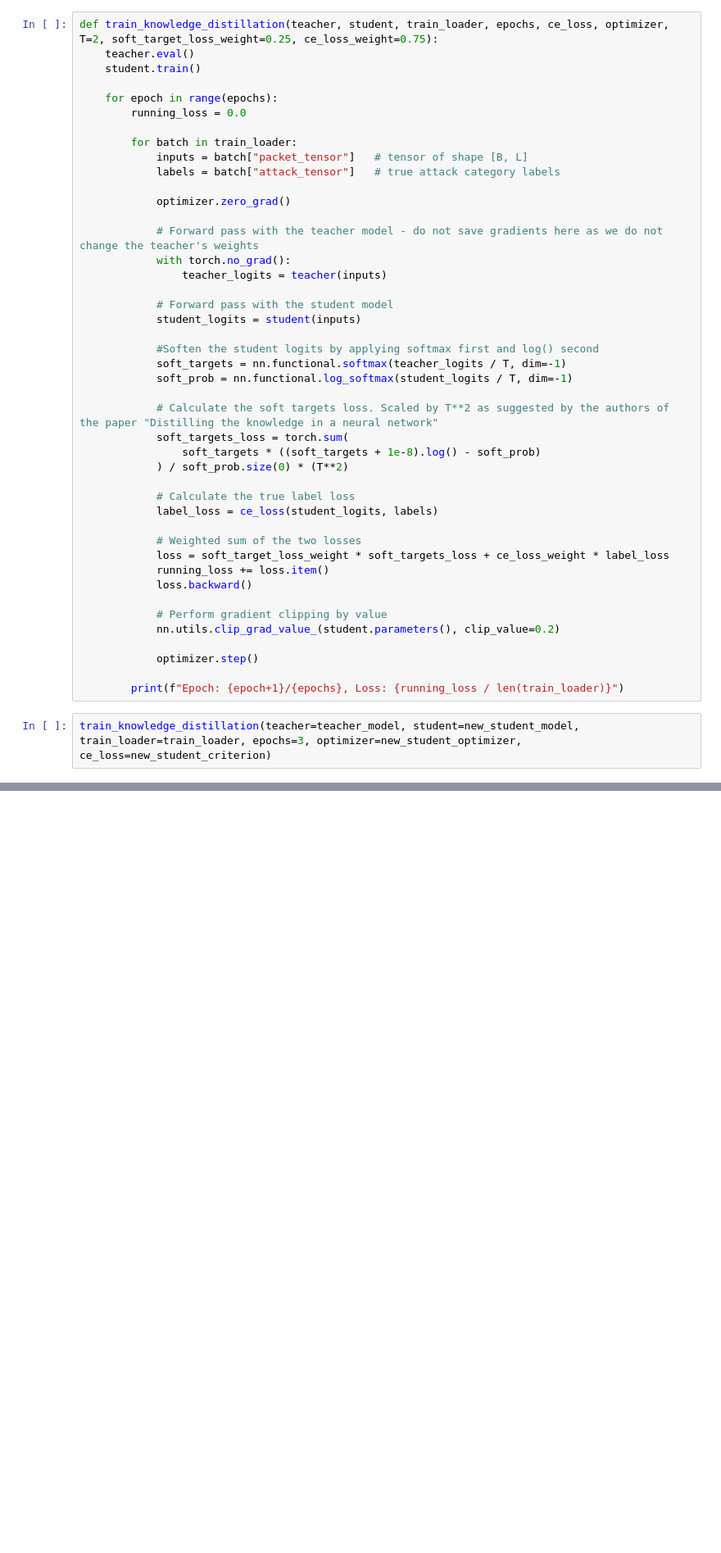
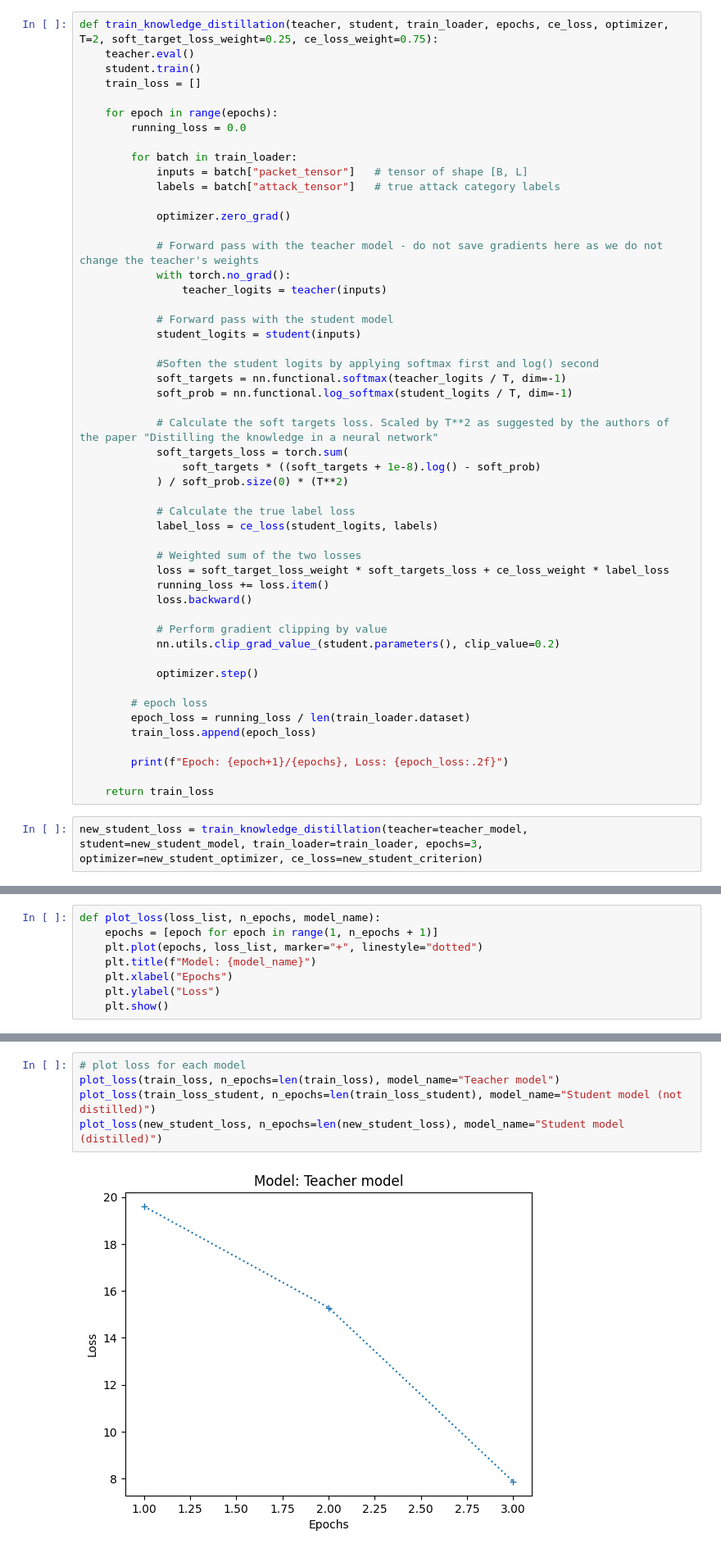
Before and after one commit to FornesJ/Network-Packet-ML-Model, a Jupyter notebook: full_model.ipynb, the cells around one changed output, grey strips where cells are left out. Shown at 82% size. Drawn from its saved outputs; the diff is of its cells as text; blank space fills up the shorter version.

Commit message:
added plots and saved model

```diff
--- a/full_model.ipynb
+++ b/full_model.ipynb
@@ -189,6 +193,7 @@ new_student_optimizer = torch.optim.SGD(new_student_model.parameters(), lr=0.000
 def train_knowledge_distillation(teacher, student, train_loader, epochs, ce_loss, optimizer, T=2, soft_target_loss_weight=0.25, ce_loss_weight=0.75):
     teacher.eval()
     student.train()
+    train_loss = []
 
     for epoch in range(epochs):
         running_loss = 0.0
@@ -228,7 +233,13 @@ def train_knowledge_distillation(teacher, student, train_loader, epochs, ce_loss
 
             optimizer.step()
 
-        print(f"Epoch: {epoch+1}/{epochs}, Loss: {running_loss / len(train_loader)}")
+        # epoch loss
+        epoch_loss = running_loss / len(train_loader.dataset)
+        train_loss.append(epoch_loss)
+
+        print(f"Epoch: {epoch+1}/{epochs}, Loss: {epoch_loss:.2f}")
+
+    return train_loss
 # %%
-train_knowledge_distillation(teacher=teacher_model, student=new_student_model, train_loader=train_loader, epochs=3, optimizer=new_student_optimizer, ce_loss=new_student_criterion)
+new_student_loss = train_knowledge_distillation(teacher=teacher_model, student=new_student_model, train_loader=train_loader, epochs=3, optimizer=new_student_optimizer, ce_loss=new_student_criterion)
 # %% [output]
@@ -241,0 +253,8 @@ Test Loss: 325642021.53, Test Accuracy: 78.70
+# %%
+def plot_loss(loss_list, n_epochs, model_name):
+    epochs = [epoch for epoch in range(1, n_epochs + 1)]
+    plt.plot(epochs, loss_list, marker="+", linestyle="dotted")
+    plt.title(f"Model: {model_name}")
+    plt.xlabel("Epochs")
+    plt.ylabel("Loss")
+    plt.show()
@@ -241,0 +268,7 @@ Test Loss: 325642021.53, Test Accuracy: 78.70
+# %%
+# plot loss for each model
+plot_loss(train_loss, n_epochs=len(train_loss), model_name="Teacher model")
+plot_loss(train_loss_student, n_epochs=len(train_loss_student), model_name="Student model (not distilled)")
+plot_loss(new_student_loss, n_epochs=len(new_student_loss), model_name="Student model (distilled)")
+# %% [output]
+[figure, added]
```
Also changed, not shown: parts of 9 cells of this notebook, 2 other files.
